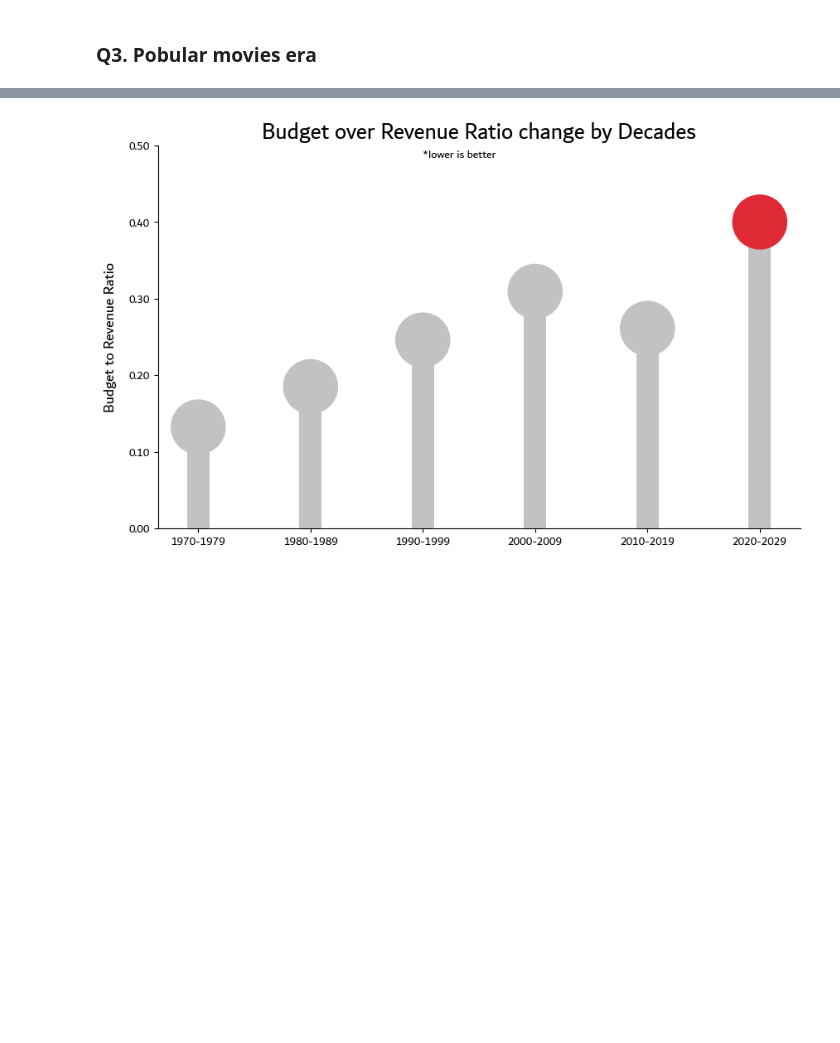
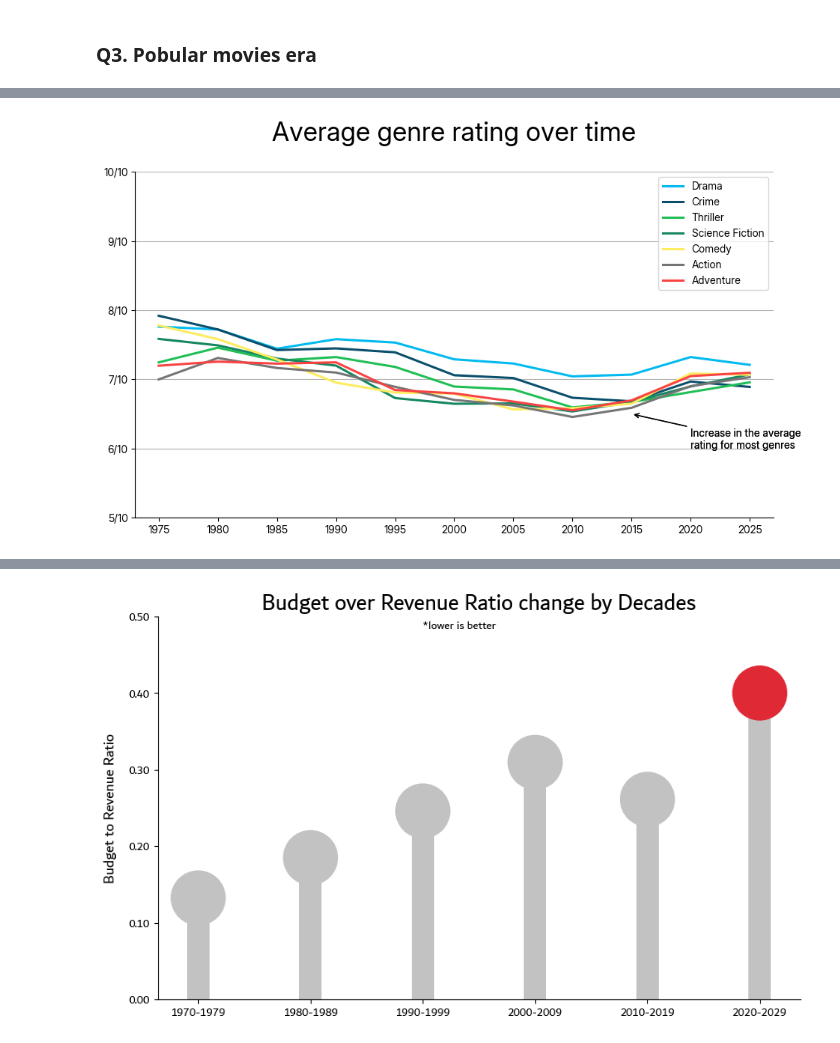
Before and after one commit to muabdalaleam/movies-analysis, a Jupyter notebook: notebooks/report.ipynb, the cells around one changed output, grey strips where cells are left out. Drawn from its saved outputs; the diff is of its cells as text; code cells hidden in the pictures; blank space fills up the shorter version.

```diff
--- a/notebooks/report.ipynb
+++ b/notebooks/report.ipynb
@@ -277,0 +263,92 @@ data
+# %%
+data = duckdb.sql("""
+    SELECT
+        ROUND(CAST(SPLIT(release_date, '-')[1] AS INTEGER)/5)*5 AS release_year,
+        AVG(df.vote_avg) AS vote_avg,
+        g1.genre
+    FROM df
+
+    CROSS JOIN UNNEST(SPLIT(df.genres, ', ')) AS g1(genre)
+
+    JOIN (
+        SELECT g2.genre
+        FROM df
+        CROSS JOIN UNNEST(SPLIT(genres, ', ')) AS g2(genre)
+        GROUP BY g2.genre
+        ORDER BY COUNT(*) DESC
+        LIMIT 7
+    ) AS common_genres
+
+    ON g1.genre = common_genres.genre -- this query was assisted with an LLM
+    WHERE release_year > 1970
+    GROUP BY release_year, g1.genre
+    ORDER BY release_year, vote_avg DESC;
+""").df()
+
+fig, ax = plt.subplots()
+
+# HARDCODING the order of the genre so the legend can be more readable
+genres = set(data["genre"].unique())
+
+if set(["Comedy", "Crime", "Adventure",
+       "Science Fiction", "Drama",
+       "Thriller", "Action"]) == genres:
+    genres = ["Drama", "Crime", "Thriller", "Science Fiction",
+              "Comedy", "Action", "Adventure"]
+
+colors = ["#01BAEF", "#0B4F6C", "#20BF55", "#168761",
+          "#FCEC5F", "#757575", "#F94343"]
+
+for i, genre in enumerate(genres):
+    genre_data = data.loc[data["genre"] == genre]
+    ax.plot(
+        genre_data["release_year"],
+        genre_data["vote_avg"],
+        label=genre,
+        linewidth=2.2,
+        color=colors[i]
+    )
+
+ax.legend()
+
+ax.set_xticks(np.arange(
+    data["release_year"].min(),
+    data["release_year"].max()+5, 5
+))
+ax.yaxis.set_major_formatter(
+    lambda x, pos: f"{x:.0f}/10"
+)
+
+ax.set_xlim(
+    xmin=data["release_year"].min() - 2,
+    xmax=data["release_year"].max() + 2
+)
+ax.set_ylim(ymin=5, ymax=10)
+
+ax.spines[["top", "right"]].set_visible(False)
+ax.grid("off", axis="y", zorder=0)
+
+ax.annotate(
+    "Increase in the average\nrating for most genres",
+    xy=(2015, 6.5), xytext=(2020, 6),
+    arrowprops=dict(
+        arrowstyle="->",
+    ))
+
+ax.annotate(
+    "Increase in the average\nrating for most genres",
+    xy=(2015, 6.5), xytext=(2020, 6),
+    arrowprops=dict(
+        arrowstyle="->",
+    ))
+
+# ax.annotate(
+#     "Drama genre has the highest average rating across "
+# )
+
+ax.set_title("Average genre rating over time", fontsize=FONT, pad=30)
+
+fig.set_size_inches(11, 6)
+plt.show()
+# %% [output]
+[figure, added]
```
Also changed, not shown: parts of 10 cells of this notebook.
